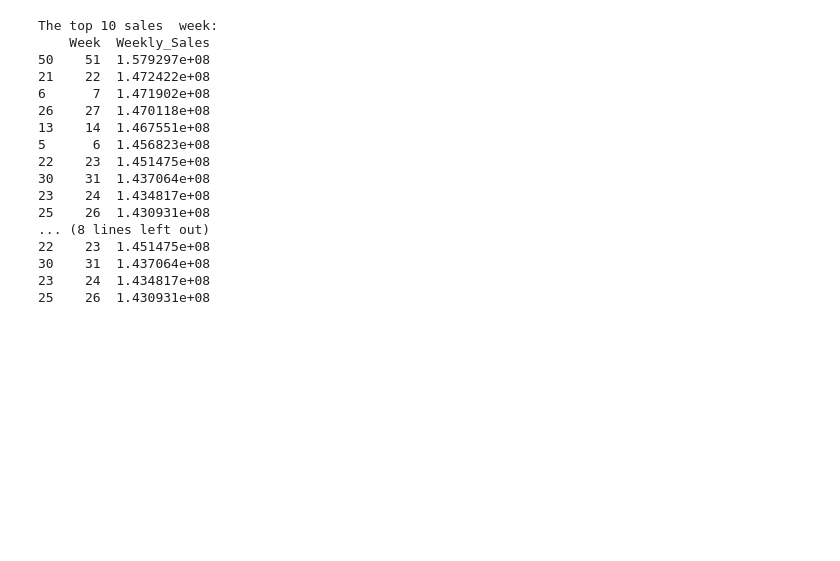
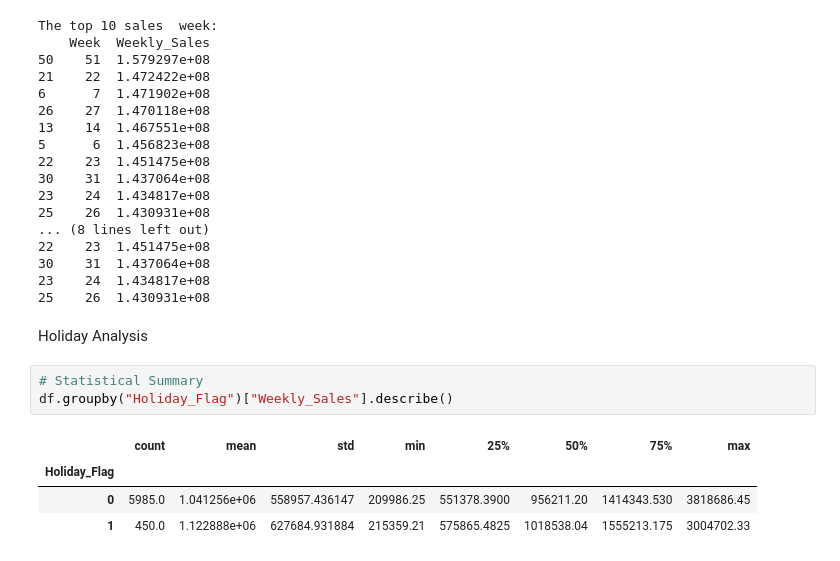
Before and after one commit to ShlokGadhave/Walmart, a Jupyter notebook: main.ipynb, the cells around one changed output. Saved outputs shown, nothing was run; the diff lists cells and outputs as text; blank space fills up the shorter version.

```diff
--- a/main.ipynb
+++ b/main.ipynb
@@ -327,3 +327,13 @@ The top 10 sales  week:
 30    31  1.437064e+08
 23    24  1.434817e+08
 25    26  1.430931e+08
+# %% [markdown]
+Holiday Analysis
+# %%
+# Statistical Summary
+df.groupby("Holiday_Flag")["Weekly_Sales"].describe()
+# %% [output]
+|  | count | mean | std | min | 25% | 50% | 75% | max |
+| Holiday_Flag |  |  |  |  |  |  |  |  |
+| 0 | 5985.0 | 1.041256e+06 | 558957.436147 | 209986.25 | 551378.3900 | 956211.20 | 1414343.530 | 3818686.45 |
+| 1 | 450.0 | 1.122888e+06 | 627684.931884 | 215359.21 | 575865.4825 | 1018538.04 | 1555213.175 | 3004702.33 |
```
Also changed, not shown: parts of 5 cells of this notebook.
